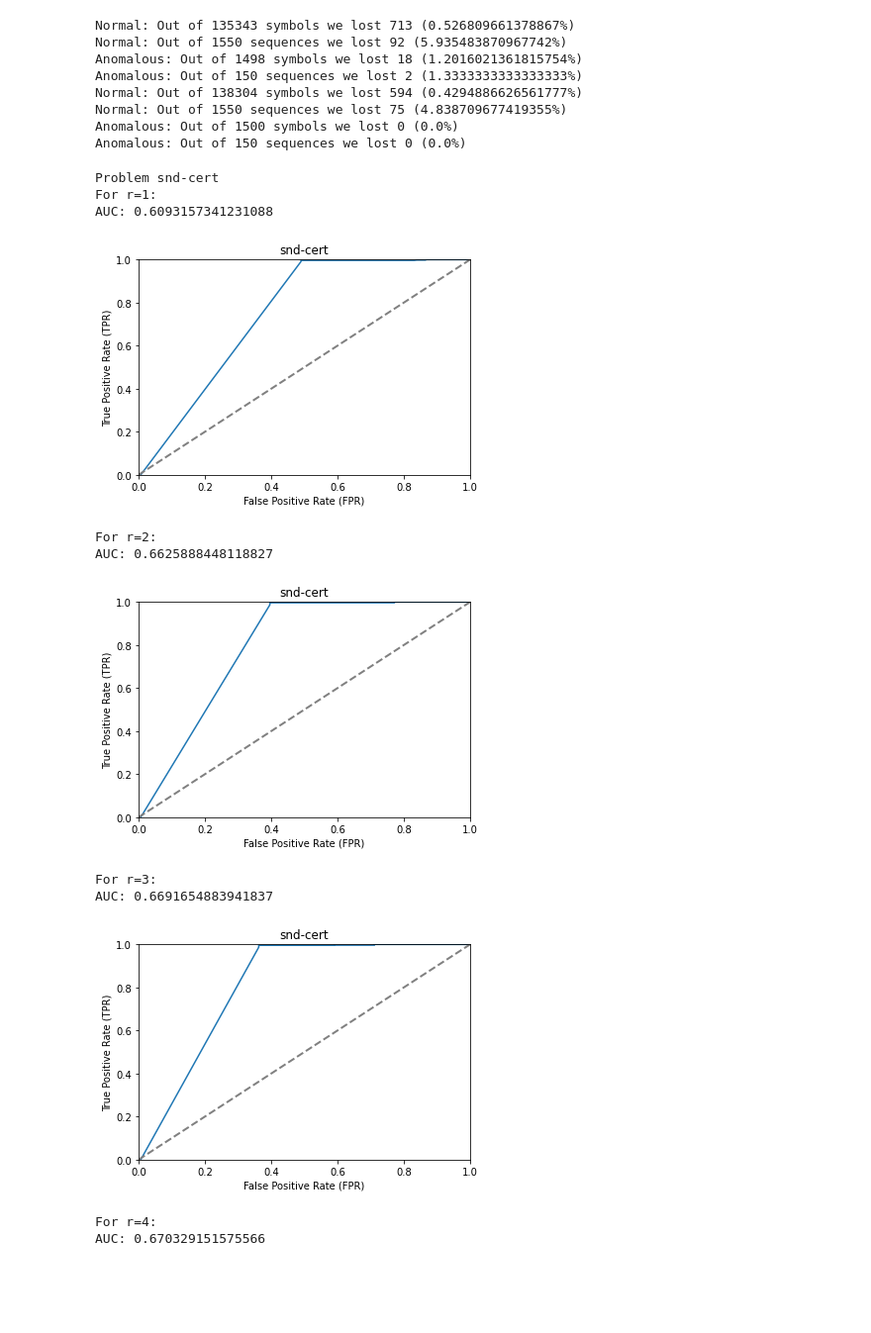
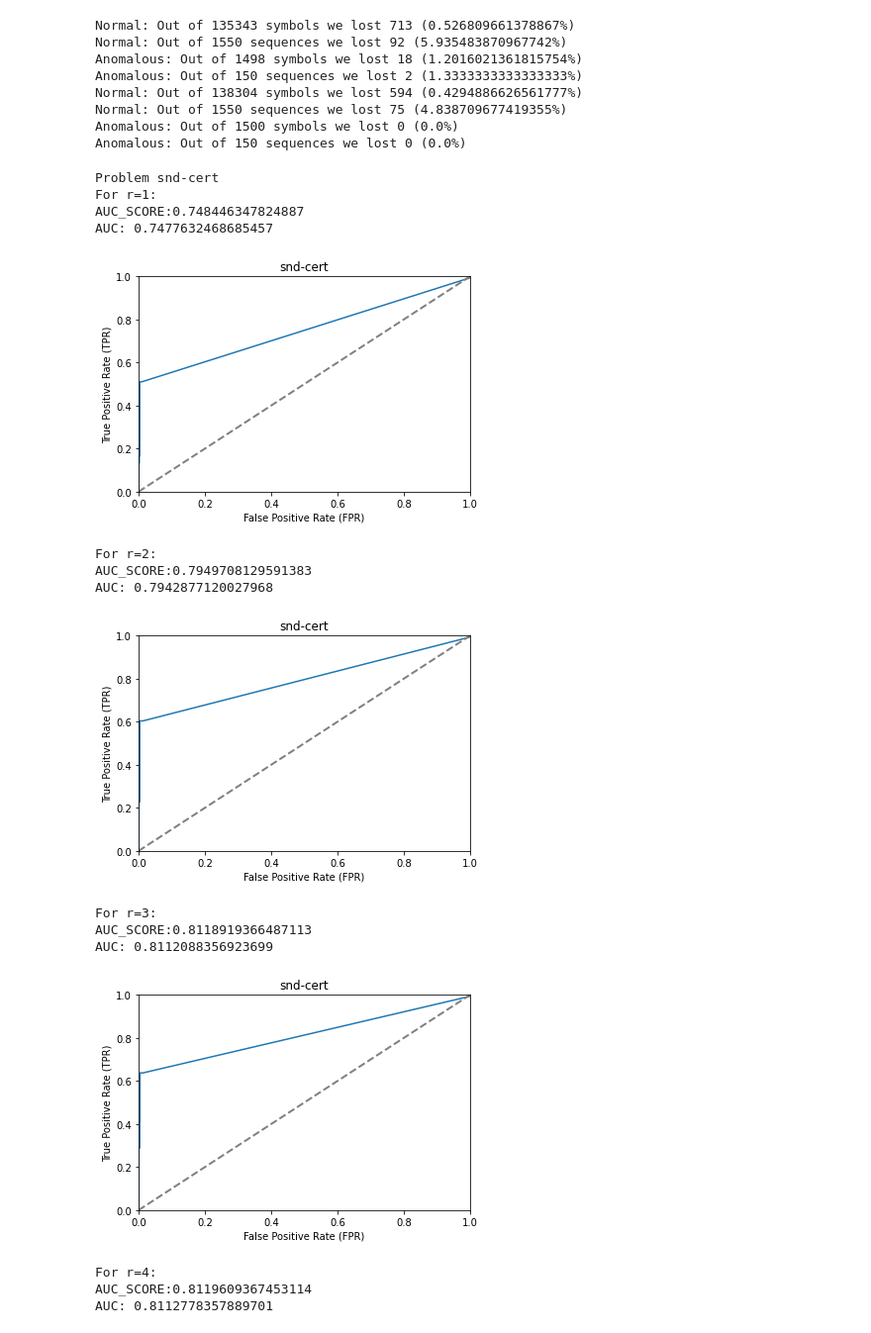
Before and after one commit to PeaceDucko/radboud-msc-ds-natcomp, a Jupyter notebook: assignment_3/NatComp_assignment3_Ram_vanSon_Theunisse.ipynb, the cells around one changed output. Shown: that part at 99% size. Drawn from its saved outputs; the diff is of its cells as text; code cells hidden in the pictures; blank space fills up the shorter version.

```diff
--- a/assignment_3/NatComp_assignment3_Ram_vanSon_Theunisse.ipynb
+++ b/assignment_3/NatComp_assignment3_Ram_vanSon_Theunisse.ipynb
@@ -163,8 +158,8 @@ for name in names:
     highest_auc = 0
     highest_rval = -1
     for r_val in range(1,10):
-        list_tpr, list_frp, _ = make_roc(r_val, name)
-        auc = AUC(list_tpr, list_frp)
+        TPR, FPR, _, _ = make_roc(r_val, name)
+        auc = calculate_auc(TPR, FPR)
         if auc > highest_auc:
             highest_auc = auc
             highest_rval = r_val
@@ -356,8 +355,9 @@ def make_roc_unix(r=4, problem="snd-cert"):
 
     cutoff_values = [-1, *np.unique(res_sorted[:,0])] # (add a threshold value for which all classifications will be the anomaly class)
 
-    list_TPR = []
-    list_FPR = []
+    TPR = []
+    FPR = []
+
     #print(cutoff_values)
     for cutoff in cutoff_values:
         TP = 0
@@ -367,52 +367,57 @@ def make_roc_unix(r=4, problem="snd-cert"):
         # Values above cutoff classified as anomalous, below classified as normal
         for cur_val, true_class in res_sorted:
             if cur_val <= cutoff:
                 predicted_class = 0.0
             else:
                 predicted_class = 1.0
 
-            if true_class == 0.0: # True class is 0.0 and predicted class is 0.0
-                if predicted_class == 0.0:
-                    TP += 1
+
+            if true_class == 0.0:
+                if predicted_class == 0.0: # True class is 0.0 and predicted class is 0.0
+                    TN += 1
                 else: # True class is 0.0 and predicted class is 1.0
-                    FN += 1
+                    FP += 1
             else:
                 if predicted_class == 0.0: # True class is 1.0 and predicted class is 0.0
-                    FP += 1
+                    FN += 1
                 else: # True class is 1.0 and predicted class is 1.0
-                    TN += 1
+                    TP += 1
 
-        TPR = TP / (TP + FN)
-        FPR = FP / (FP + TN)
-        #print("For cutoff", cutoff, sensitivity, specificity)
-        list_TPR.append(TPR)
-        list_FPR.append(FPR)
+        sensitivity = TP / (TP + FN)
+        specificity = TN / (TN + FP)
+
+        TPR.append(sensitivity)
+        FPR.append(1 - specificity)
         '''
         print("============")
         print("Cutoff:", cutoff)
         print("True positives", TP)
         print("False positives", FP)
         print("True negatives", TN)
         print("False negatives", FN)
         '''
     #print("result lengths",len(list_FPR),len(list_TPR))
-    return list_TPR, list_FPR, problem
+    return TPR, FPR, problem, res_sorted
 
 for problem in problems:
     print(f"Problem {problem}")
     for r in range(1,10):
         print(f"For r={r}:")
         plot_roc(*make_roc_unix(r=r, problem=problem))
 # %% [output]
 Problem snd-cert
 For r=1:
-AUC: 0.6093157341231088
+AUC_SCORE:0.748446347824887
+AUC: 0.7477632468685457
-[figure, old version]
+[figure, new version]
 For r=2:
-AUC: 0.6625888448118827
+AUC_SCORE:0.7949708129591383
+AUC: 0.7942877120027968
-[figure, old version]
+[figure, new version]
 For r=3:
-AUC: 0.6691654883941837
+AUC_SCORE:0.8118919366487113
+AUC: 0.8112088356923699
-[figure, old version]
+[figure, new version]
 For r=4:
-AUC: 0.670329151575566
+AUC_SCORE:0.8119609367453114
+AUC: 0.8112778357889701
```
Also changed, not shown: parts of 5 cells of this notebook.
